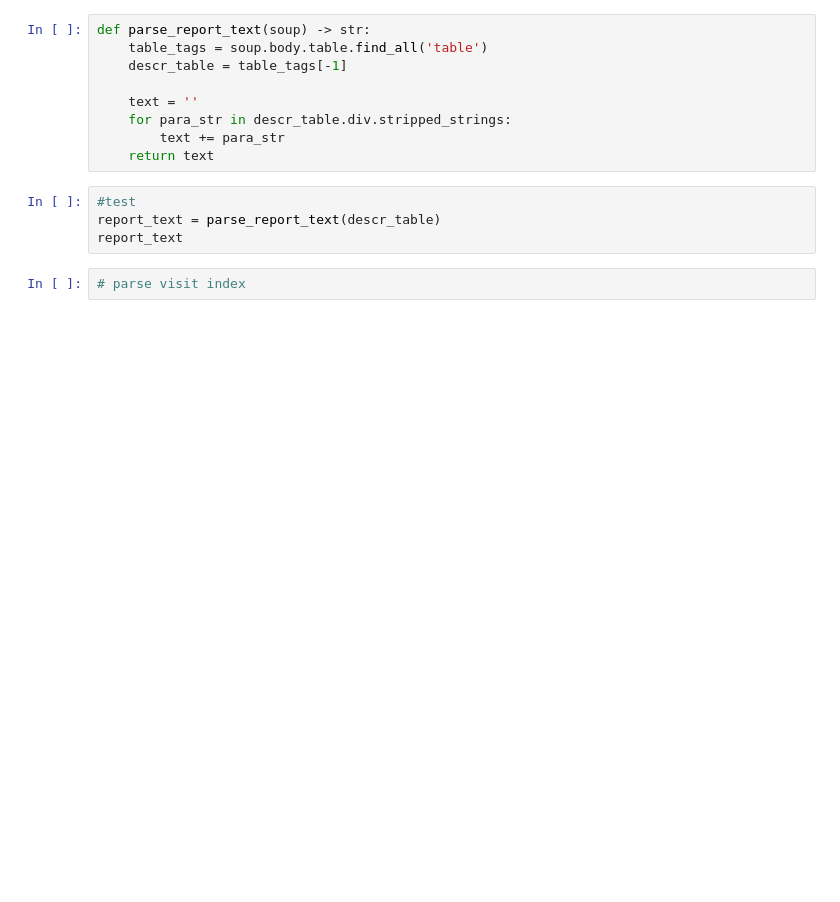
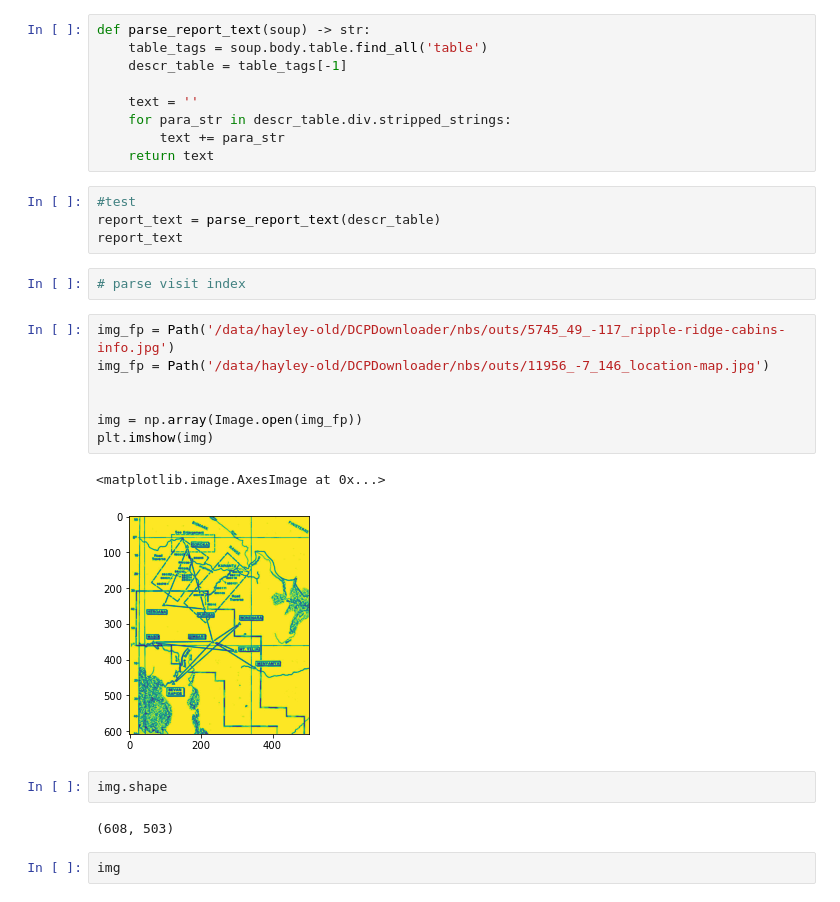
Before and after one commit to cocoaaa/DCPDownloader, a Jupyter notebook: nbs/01-test-report.ipynb, the cells around one changed output. Drawn from its saved outputs; the diff is of its cells as text; blank space fills up the shorter version.

```diff
--- a/nbs/01-test-report.ipynb
+++ b/nbs/01-test-report.ipynb
@@ -288,3 +288,19 @@ report_text = parse_report_text(descr_table)
 report_text
 # %%
 # parse visit index
+# %%
+img_fp = Path('/data/hayley-old/DCPDownloader/nbs/outs/5745_49_-117_ripple-ridge-cabins-info.jpg')
+img_fp = Path('/data/hayley-old/DCPDownloader/nbs/outs/11956_-7_146_location-map.jpg')
+
+
+img = np.array(Image.open(img_fp))
+plt.imshow(img)
+# %% [output]
+<matplotlib.image.AxesImage at 0x...>
+[figure, added]
+# %%
+img.shape
+# %% [output]
+(608, 503)
+# %%
+img
```
Also changed, not shown: parts of 1 cell of this notebook, 2 other files.
